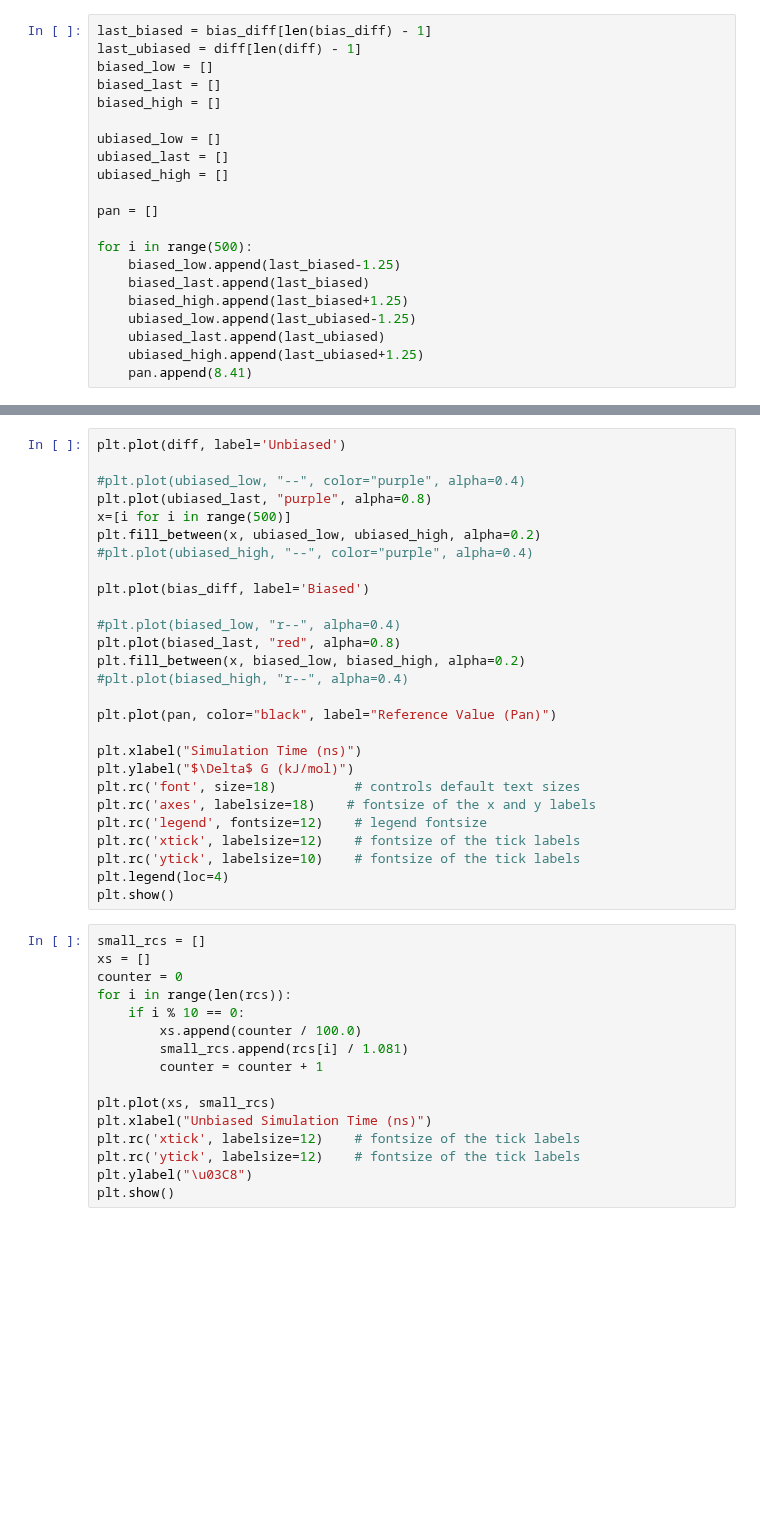
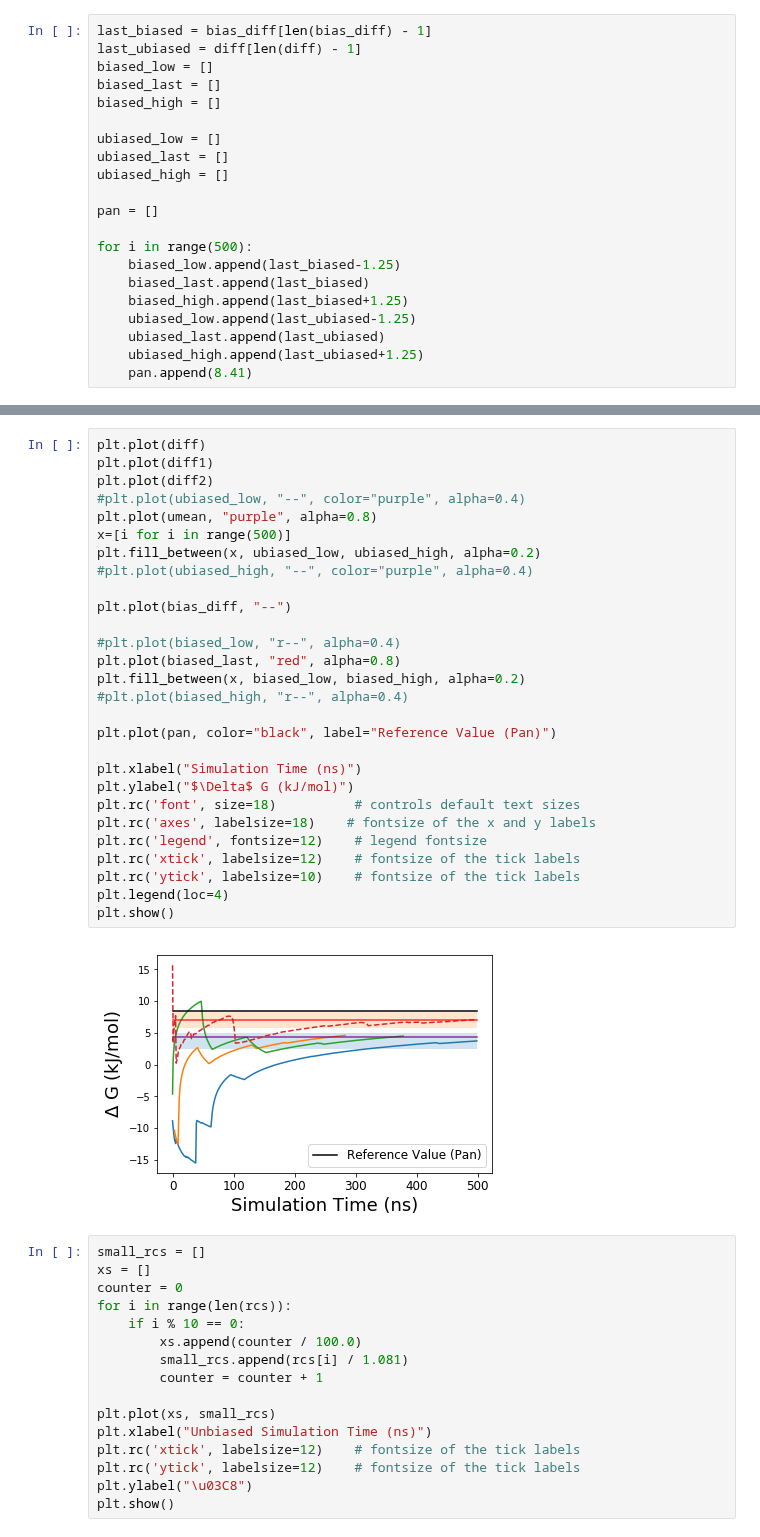
Before and after one commit to tiwarylab/amino, a Jupyter notebook: BUT/gibbs.ipynb, the cells around one changed output, grey strips where cells are left out. Saved outputs shown, nothing was run; the diff lists cells and outputs as text; blank space fills up the shorter version.

```diff
--- a/BUT/gibbs.ipynb
+++ b/BUT/gibbs.ipynb
@@ -246,30 +299,33 @@ for i in range(500):
 # %%
-plt.plot(diff, label='Unbiased')
-
+plt.plot(diff)
+plt.plot(diff1)
+plt.plot(diff2)
 #plt.plot(ubiased_low, "--", color="purple", alpha=0.4)
-plt.plot(ubiased_last, "purple", alpha=0.8)
+plt.plot(umean, "purple", alpha=0.8)
 x=[i for i in range(500)]
 plt.fill_between(x, ubiased_low, ubiased_high, alpha=0.2)
 #plt.plot(ubiased_high, "--", color="purple", alpha=0.4)
 
-plt.plot(bias_diff, label='Biased')
+plt.plot(bias_diff, "--")
 
 #plt.plot(biased_low, "r--", alpha=0.4)
 plt.plot(biased_last, "red", alpha=0.8)
 plt.fill_between(x, biased_low, biased_high, alpha=0.2)
 #plt.plot(biased_high, "r--", alpha=0.4)
 
 plt.plot(pan, color="black", label="Reference Value (Pan)")
 
 plt.xlabel("Simulation Time (ns)")
 plt.ylabel("$\Delta$ G (kJ/mol)")
 plt.rc('font', size=18)          # controls default text sizes
 plt.rc('axes', labelsize=18)    # fontsize of the x and y labels
 plt.rc('legend', fontsize=12)    # legend fontsize
 plt.rc('xtick', labelsize=12)    # fontsize of the tick labels
 plt.rc('ytick', labelsize=10)    # fontsize of the tick labels
 plt.legend(loc=4)
 plt.show()
+# %% [output]
+[figure, added]
 # %%
 small_rcs = []
 xs = []
```
Also changed, not shown: parts of 6 cells of this notebook, 3 other files.
